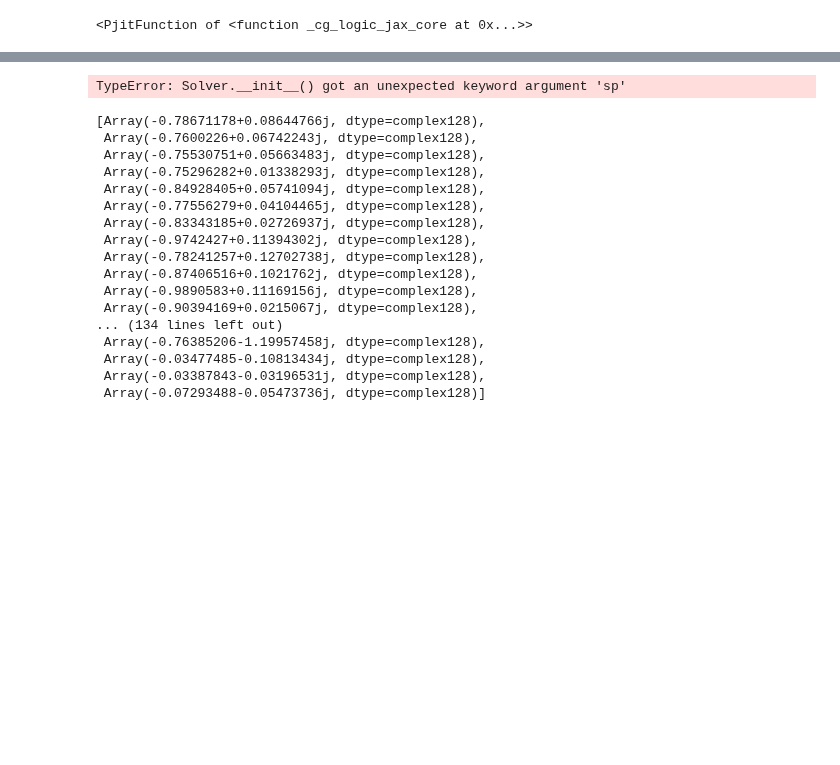
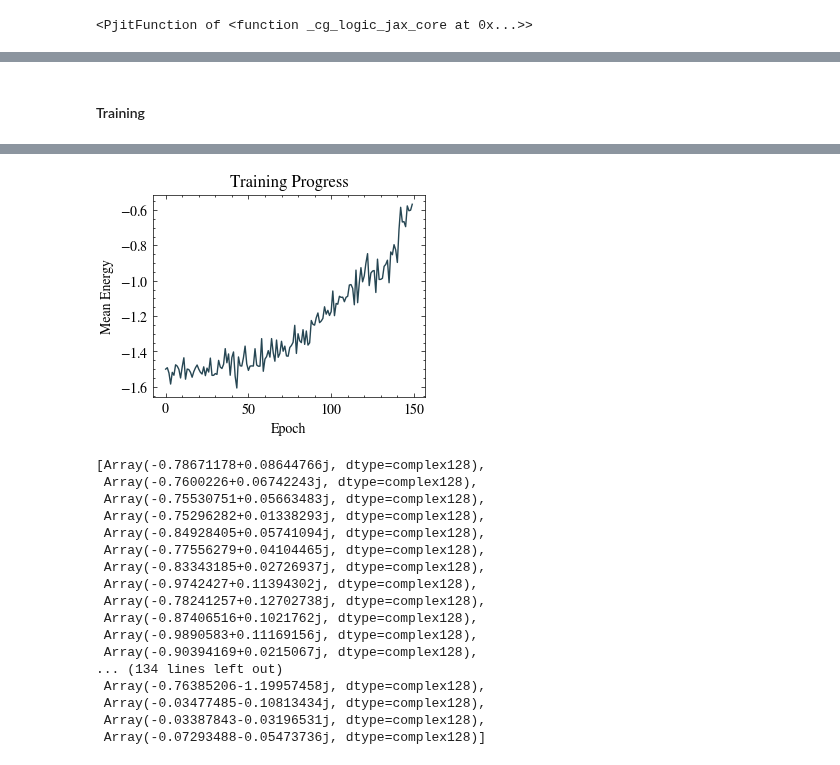
Before and after one commit to makskliczkowski/QuantumEigenSolver, a Jupyter notebook: Python/QES/tests.ipynb, the cells around one changed output, grey strips where cells are left out. Cells and saved outputs as stored; diff of their text form; code cells hidden in the pictures; blank space fills up the shorter version.

```diff
--- a/Python/QES/tests.ipynb
+++ b/Python/QES/tests.ipynb
@@ -2025,66 +2013,65 @@ Array([ 9.41908884e-09, -1.81472246e-09, -6.38458930e-09, -8.98768282e-09,
+# %% [markdown]
+#### Training
 # %%
 from flax.training.train_state import TrainState
 import general_python.algebra.solvers.stochastic_rcnfg as SR
 import matplotlib.pyplot as plt
 import optax
 import time
-
-
+import numpy as np
 
 # try to train the network
 
 n_epo       =       150
-batch_size  =       5
-num_samples =       100
-num_chains  =       5
+batch_size  =       10
+num_samples =       50
+num_chains  =       1
 history     =       []
 sr          =       nqs.sr
 lr          =       5e-3
 
+# Initialize timing accumulators
+sampling_times          = []
+evaluation_times        = []
+gradient_times          = []
+reconfiguration_times   = []
+
 for i in range(n_epo):
-    print(f"Epoch {i + 1}/{n_epo}")
-
     # Measure time for sampling
     start_time      =       time.time()
-    (states, logprobas), (configs, configs_ansatze), probabilities = nqs.sample(num_samples = num_samples,
-                                                                            num_chains = num_chains, reset=False)
+    (states, logprobas), (configs, configs_ansatze), probabilities = nqs.sample(reset=False)
     sample_time     =       time.time() - start_time
-    print(f"  Sampling time: {sample_time:.4f} seconds")
+    sampling_times.append(sample_time)
 
-    if i == 0 or i == n_epo - 1:
-        print(f"  Number of configurations: {configs.shape}")
-        print(f"  Configs and ansatze: {configs_ansatze.shape}")
-        print(f"  Number of states: {states.shape}")
-        print(f"  Number of probabilities: {probabilities.shape}\n")
-        print(f"  Configurations: {configs[-1]}")
     # Measure time for energy evaluation
     start_time      =       time.time()
-    (configs, ansatze), probabilities, (v, means, stds) =       nqs.evaluate_fun(
+    (configs, ansatze), probabilities, (v, means, stds) = nqs.evaluate_fun(
         states_and_psi  =       (configs, configs_ansatze),
         probabilities   =       probabilities,
         functions       =       None,     # means that we evaluate energy
         batch_size      =       batch_size
     )
-    # print(v[:5])
     eval_time       =       time.time() - start_time
-    print(f"  Energy evaluation time: {eval_time:.4f} seconds")
+    evaluation_times.append(eval_time)
 
     # Measure time for gradient computation
     start_time      =       time.time()
     grad            =       nqs.gradient(states=configs, batch_size=batch_size)
     grad_time       =       time.time() - start_time
-    print(f"  Gradient computation time: {grad_time:.4f} seconds")
+    gradient_times.append(grad_time)
 
     # Measure time for stochastic reconfiguration
     start_time      =       time.time()
-    SR.solve_jax()
     sr.set_values(loss=v, derivatives=grad, mean_loss=means, mean_deriv=None, calculate_s=True, use_minsr=False)
     f               =       sr.forces
     s               =       sr.covariance_matrix
-    s_inv           =       jnp.linalg.pinv(s + 1e-4 * jnp.eye(s.shape[0]), rtol=1e-3)
+    s_inv           =       jnp.linalg.pinv(s, rtol=1e-5)
     df              =       -lr * jnp.dot(s_inv, f)
+    # clip the gradient
+    # df              =       df / (1.0 + jnp.linalg.norm(df))
+
     reconfig_time   =       time.time() - start_time
-    print(f"  Stochastic reconfiguration time: {reconfig_time:.4f} seconds")
+    reconfiguration_times.append(reconfig_time)
 
     # Update the network parameters
     nqs.update_parameters(df)
@@ -2092,9 +2079,27 @@ for i in range(n_epo):
     if np.isnan(means):
         print("NaN detected, stopping training")
         break
-
-    print(f"Mean energy: {means}")
+    print(f"Epoch {i + 1}/{n_epo}, Mean Energy: {means}, Std: {stds}")
     history.append(means)
 
+# Calculate averages
+avg_sampling_time = np.mean(sampling_times)
+avg_evaluation_time = np.mean(evaluation_times)
+avg_gradient_time = np.mean(gradient_times)
+avg_reconfiguration_time = np.mean(reconfiguration_times)
+
+# Print timings as a table
+print("\nTiming Summary:")
+print(f"{'Step':<30}{'Average Time (s)':<20}")
+print(f"{'-'*50}")
+print(f"{'Sampling':<30}{avg_sampling_time:<20.4f}")
+print(f"{'Energy Evaluation':<30}{avg_evaluation_time:<20.4f}")
+print(f"{'Gradient Computation':<30}{avg_gradient_time:<20.4f}")
+print(f"{'Stochastic Reconfiguration':<30}{avg_reconfiguration_time:<20.4f}")
+
 plt.plot(history)
+plt.xlabel("Epoch")
+plt.ylabel("Mean Energy")
+plt.title("Training Progress")
+plt.show()
 # %% [output]
@@ -2102,4 +2123,4 @@ Error instantiating PseudoInverseSolver with kwargs {}: Solver.__init__() got an
-TypeError: Solver.__init__() got an unexpected keyword argument 'sp'
+[figure, added]
 # %%
 history
 # %% [output]
```
Also changed, not shown: parts of 7 cells of this notebook, 1 other file.
